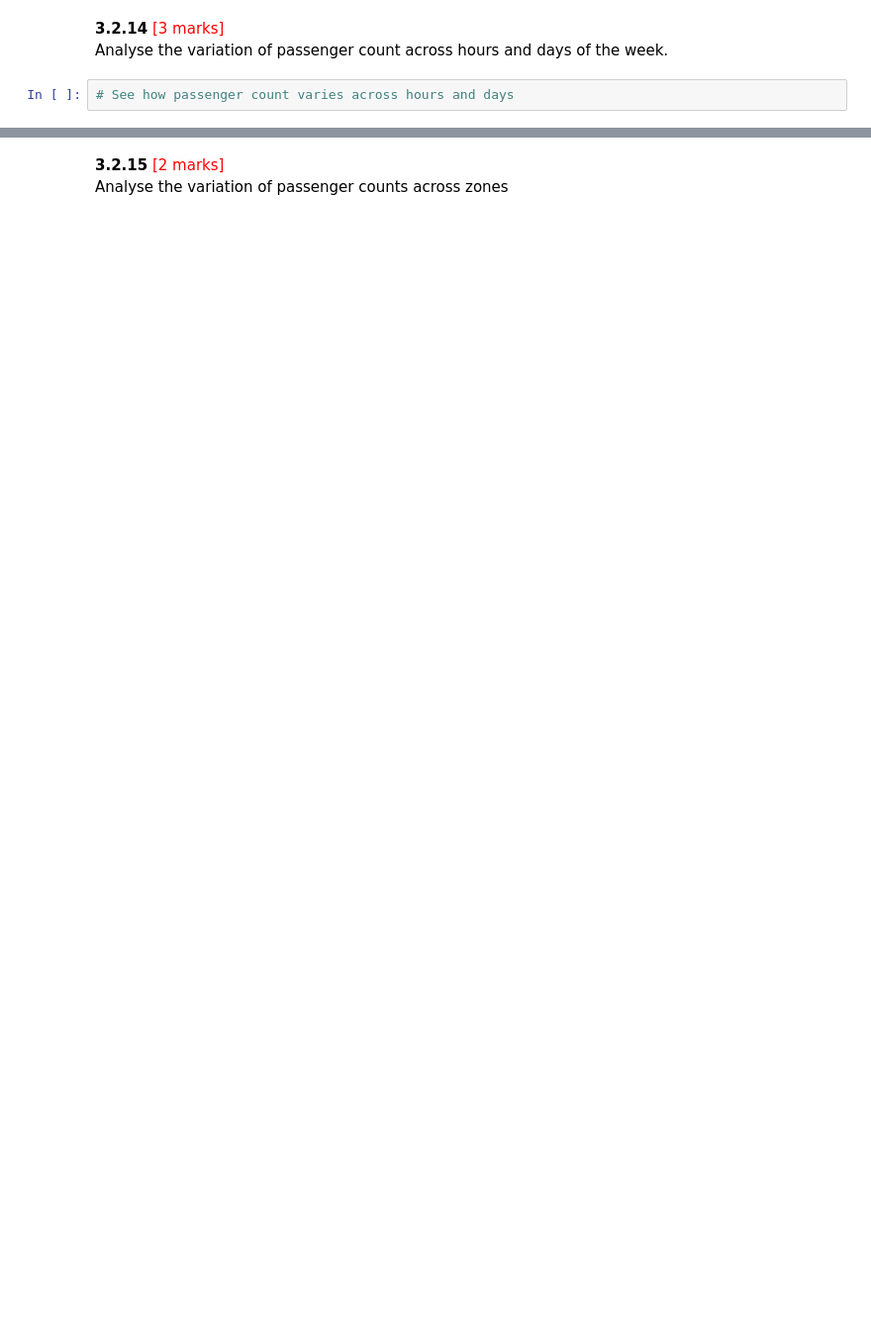
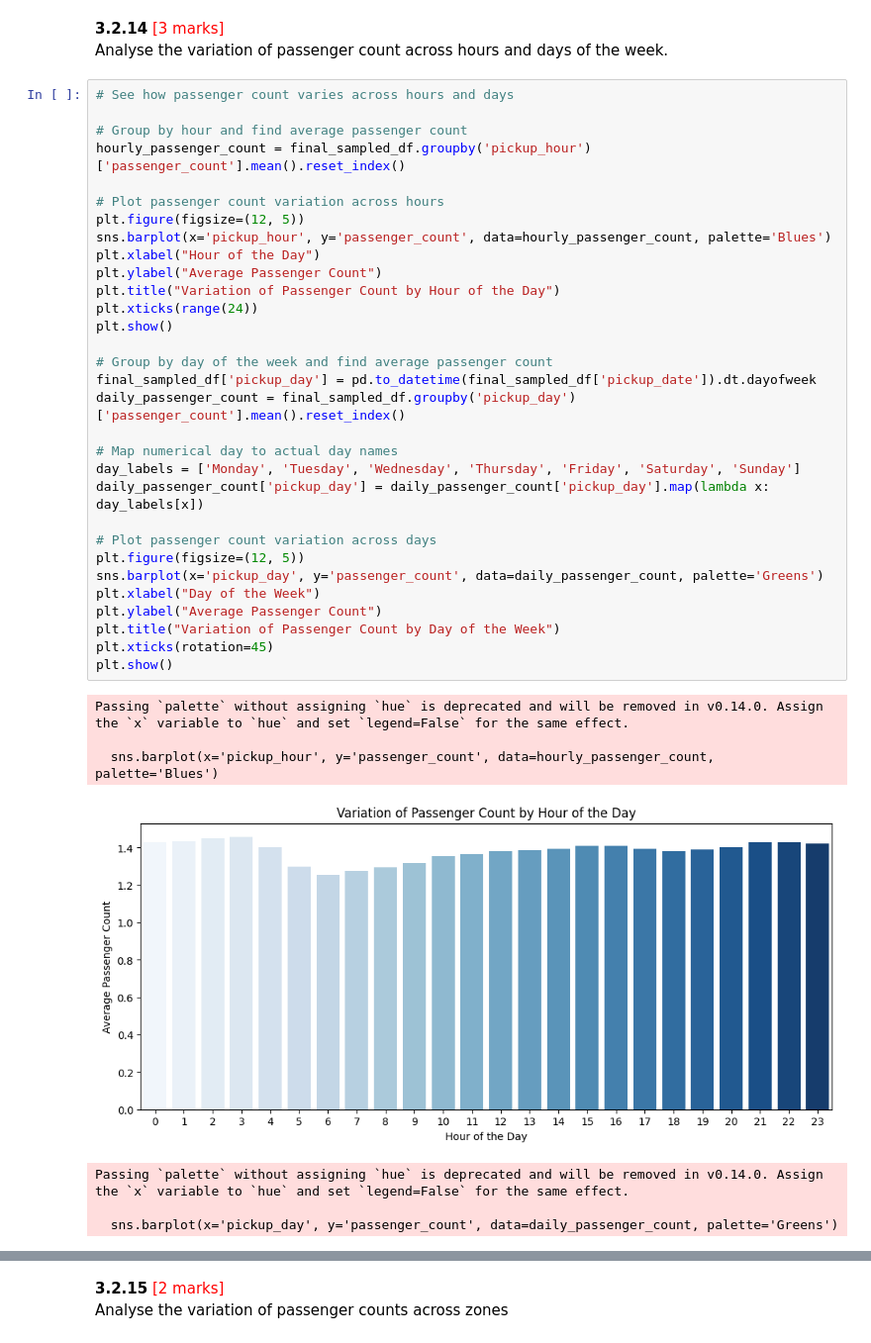
Before and after one commit to arnavxyz/EDA_Optimising_NYC_Taxis_Arnav_Dubey, a Jupyter notebook: EDA_Assg_NYC_Taxi_Starter.ipynb, the cells around one changed output, grey strips where cells are left out. Shown at 99% size. Cells and saved outputs as stored; diff of their text form; blank space fills up the shorter version.

```diff
--- a/EDA_Assg_NYC_Taxi_Starter.ipynb
+++ b/EDA_Assg_NYC_Taxi_Starter.ipynb
@@ -2077,5 +2251,42 @@ Additional analysis [optional]: Let's try comparing cases of low tips with cases
 # %% [markdown]
 **3.2.14** <font color = red>[3 marks]</font> <br>
 Analyse the variation of passenger count across hours and days of the week.
-# %%
-# See how passenger count varies across hours and days
+# %%
+# See how passenger count varies across hours and days
+
+# Group by hour and find average passenger count
+hourly_passenger_count = final_sampled_df.groupby('pickup_hour')['passenger_count'].mean().reset_index()
+
+# Plot passenger count variation across hours
+plt.figure(figsize=(12, 5))
+sns.barplot(x='pickup_hour', y='passenger_count', data=hourly_passenger_count, palette='Blues')
+plt.xlabel("Hour of the Day")
+plt.ylabel("Average Passenger Count")
+plt.title("Variation of Passenger Count by Hour of the Day")
+plt.xticks(range(24))
+plt.show()
+
+# Group by day of the week and find average passenger count
+final_sampled_df['pickup_day'] = pd.to_datetime(final_sampled_df['pickup_date']).dt.dayofweek
+daily_passenger_count = final_sampled_df.groupby('pickup_day')['passenger_count'].mean().reset_index()
+
+# Map numerical day to actual day names
+day_labels = ['Monday', 'Tuesday', 'Wednesday', 'Thursday', 'Friday', 'Saturday', 'Sunday']
+daily_passenger_count['pickup_day'] = daily_passenger_count['pickup_day'].map(lambda x: day_labels[x])
+
+# Plot passenger count variation across days
+plt.figure(figsize=(12, 5))
+sns.barplot(x='pickup_day', y='passenger_count', data=daily_passenger_count, palette='Greens')
+plt.xlabel("Day of the Week")
+plt.ylabel("Average Passenger Count")
+plt.title("Variation of Passenger Count by Day of the Week")
+plt.xticks(rotation=45)
+plt.show()
+# %% [output]
+Passing `palette` without assigning `hue` is deprecated and will be removed in v0.14.0. Assign the `x` variable to `hue` and set `legend=False` for the same effect.
+
+  sns.barplot(x='pickup_hour', y='passenger_count', data=hourly_passenger_count, palette='Blues')
+[figure, added]
+Passing `palette` without assigning `hue` is deprecated and will be removed in v0.14.0. Assign the `x` variable to `hue` and set `legend=False` for the same effect.
+
+  sns.barplot(x='pickup_day', y='passenger_count', data=daily_passenger_count, palette='Greens')
```
Also changed, not shown: parts of 15 cells of this notebook.
